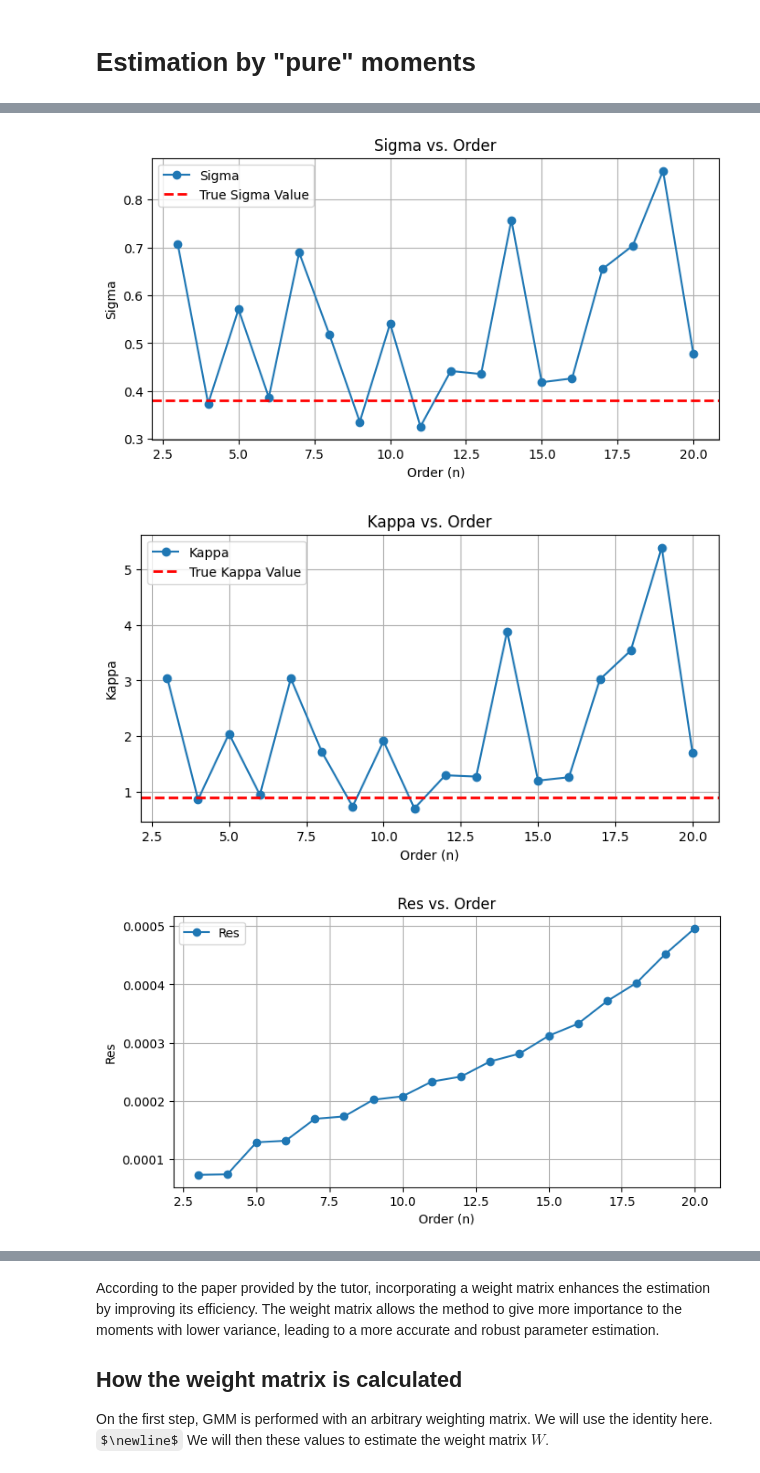
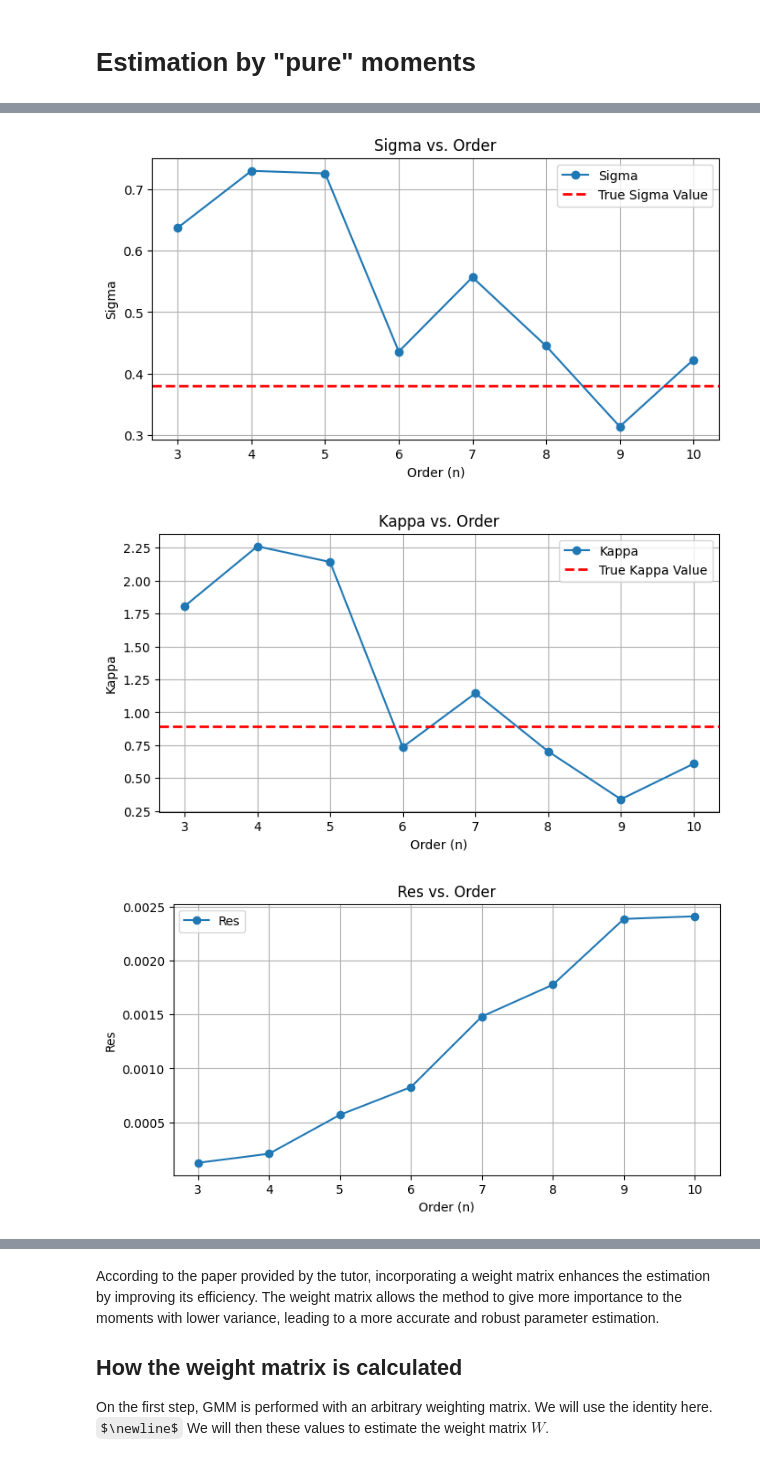
Before and after one commit to Hassen214/Project-IMI, a Jupyter notebook: Code.ipynb, the cells around one changed output, grey strips where cells are left out. Saved outputs shown, nothing was run; the diff lists cells and outputs as text; code cells hidden in the pictures; some formulas as TeX source.

```diff
--- a/Code.ipynb
+++ b/Code.ipynb
@@ -321,7 +314,7 @@ vasicek_process = Vasicek(true_kappa, true_theta, true_sigma)
 X = vasicek_process.generate(X0, T, 1, n)
 
 # Calibrer pour chaque ordre
-max_order = 20
+max_order = 10
 n_values = range(3, max_order + 1)
 calibration_values = [pure_moments_calibration(X, n) for n in n_values]
 
@@ -368,3 +361,3 @@ for param_name, param_values in parameters.items():
-[figure, old version]
+[figure, new version]
-[figure, old version]
+[figure, new version]
-[figure, old version]
+[figure, new version]
```
Also changed, not shown: parts of 14 cells of this notebook, 1 other file.
